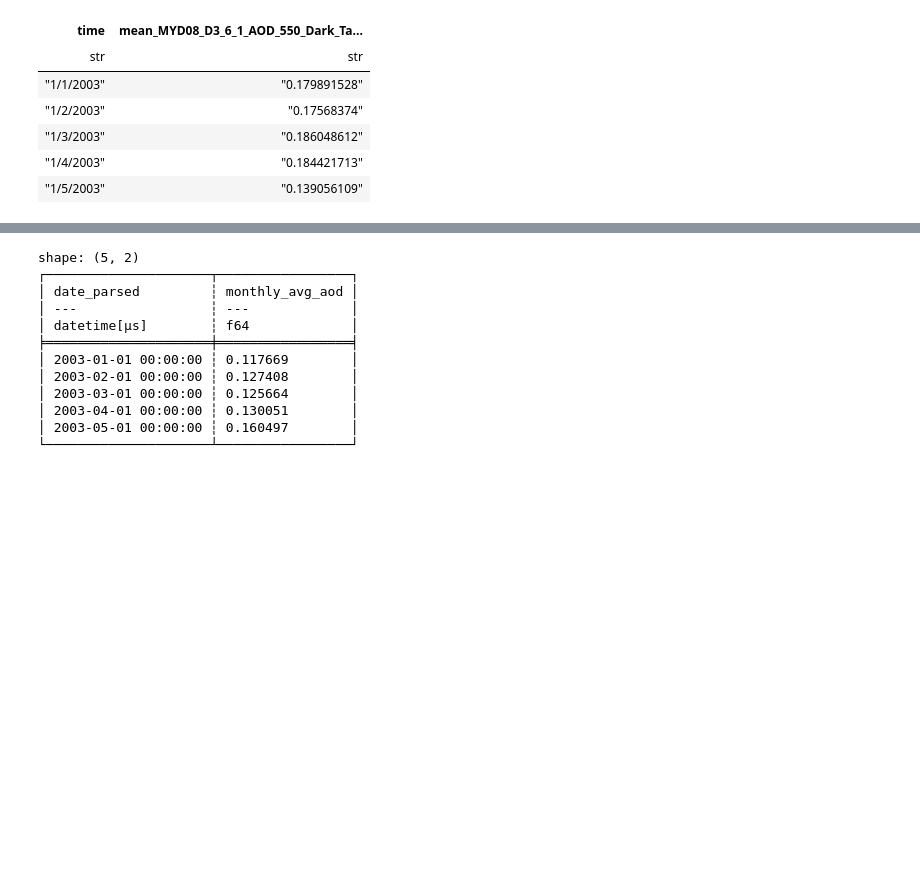
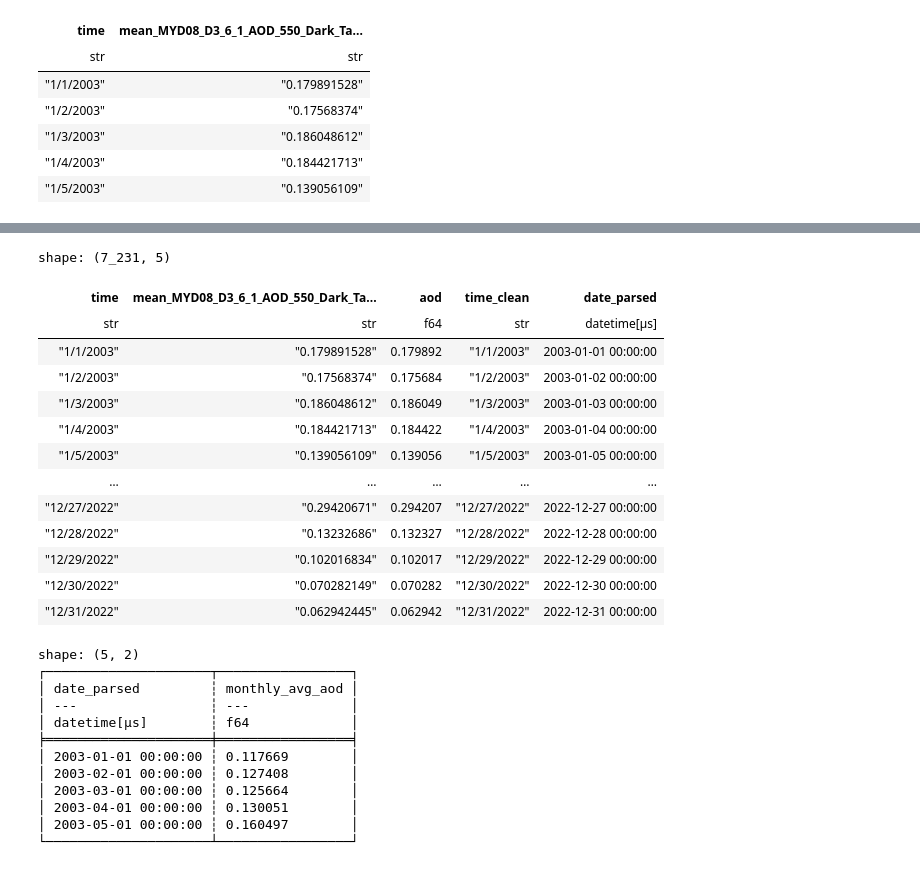
Before and after one commit to silas1995/silas_kadigym_project, a Jupyter notebook: silas_project.ipynb, the cells around one changed output, grey strips where cells are left out. Drawn from its saved outputs; the diff is of its cells as text; code cells hidden in the pictures; blank space fills up the shorter version.

```diff
--- a/silas_project.ipynb
+++ b/silas_project.ipynb
@@ -156,7 +97,23 @@ shape: (10, 1)
 # %%
-# Step 1: Identify numeric columns
+#Identify numeric columns
 numeric_cols = [col for col, dtype in zip(df.columns, df.dtypes) if dtype in [pl.Int64, pl.Int32, pl.Float64, pl.Float32]]
 
-# Step 2: Filter out rows where any numeric column has -9999
+#Filter out rows where any numeric column has -9999
 df = df.filter(~pl.any_horizontal([pl.col(col) == -9999 for col in numeric_cols]))
+df
+# %% [output]
+shape: (7_231, 5)
+| time | mean_MYD08_D3_6_1_AOD_550_Dark_Ta... | aod | time_clean | date_parsed |
+| str | str | f64 | str | datetime[μs] |
+| "1/1/2003" | "0.179891528" | 0.179892 | "1/1/2003" | 2003-01-01 00:00:00 |
+| "1/2/2003" | "0.17568374" | 0.175684 | "1/2/2003" | 2003-01-02 00:00:00 |
+| "1/3/2003" | "0.186048612" | 0.186049 | "1/3/2003" | 2003-01-03 00:00:00 |
+| "1/4/2003" | "0.184421713" | 0.184422 | "1/4/2003" | 2003-01-04 00:00:00 |
+| "1/5/2003" | "0.139056109" | 0.139056 | "1/5/2003" | 2003-01-05 00:00:00 |
+| … | … | … | … | … |
+| "12/27/2022" | "0.29420671" | 0.294207 | "12/27/2022" | 2022-12-27 00:00:00 |
+| "12/28/2022" | "0.13232686" | 0.132327 | "12/28/2022" | 2022-12-28 00:00:00 |
+| "12/29/2022" | "0.102016834" | 0.102017 | "12/29/2022" | 2022-12-29 00:00:00 |
+| "12/30/2022" | "0.070282149" | 0.070282 | "12/30/2022" | 2022-12-30 00:00:00 |
+| "12/31/2022" | "0.062942445" | 0.062942 | "12/31/2022" | 2022-12-31 00:00:00 |
 # %%
```
Also changed, not shown: parts of 10 cells of this notebook.
